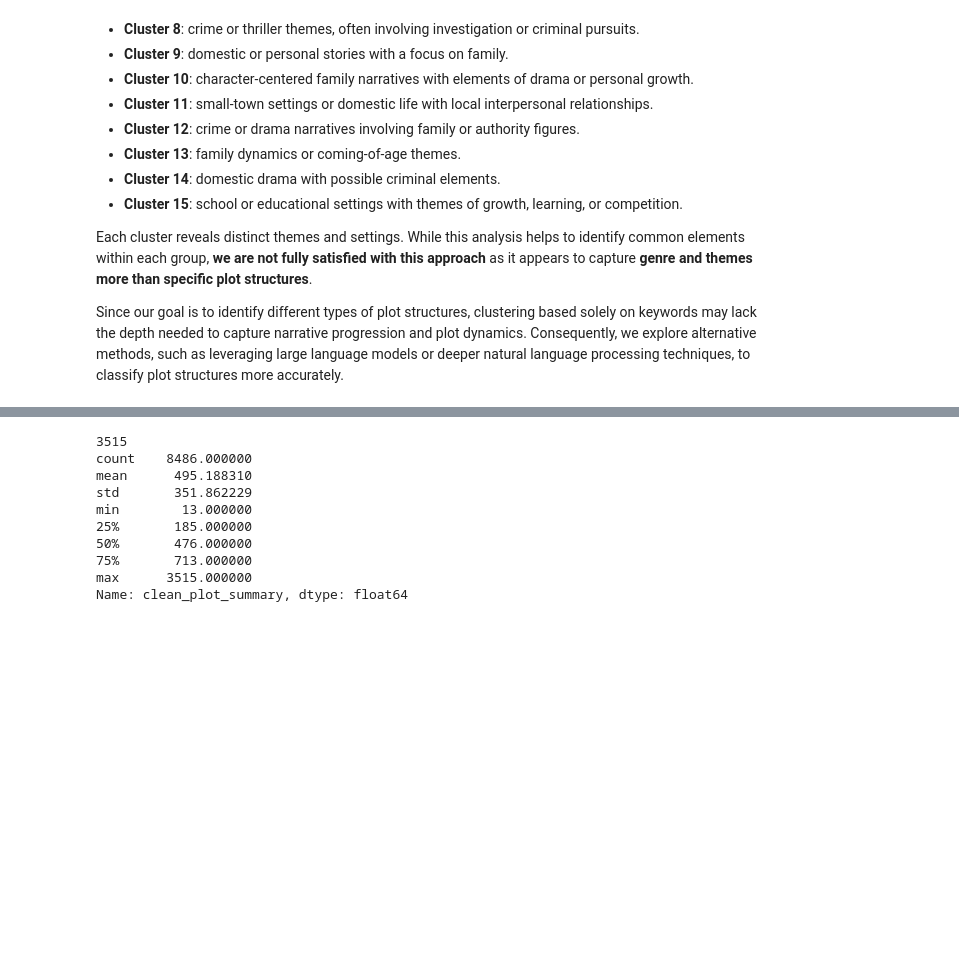
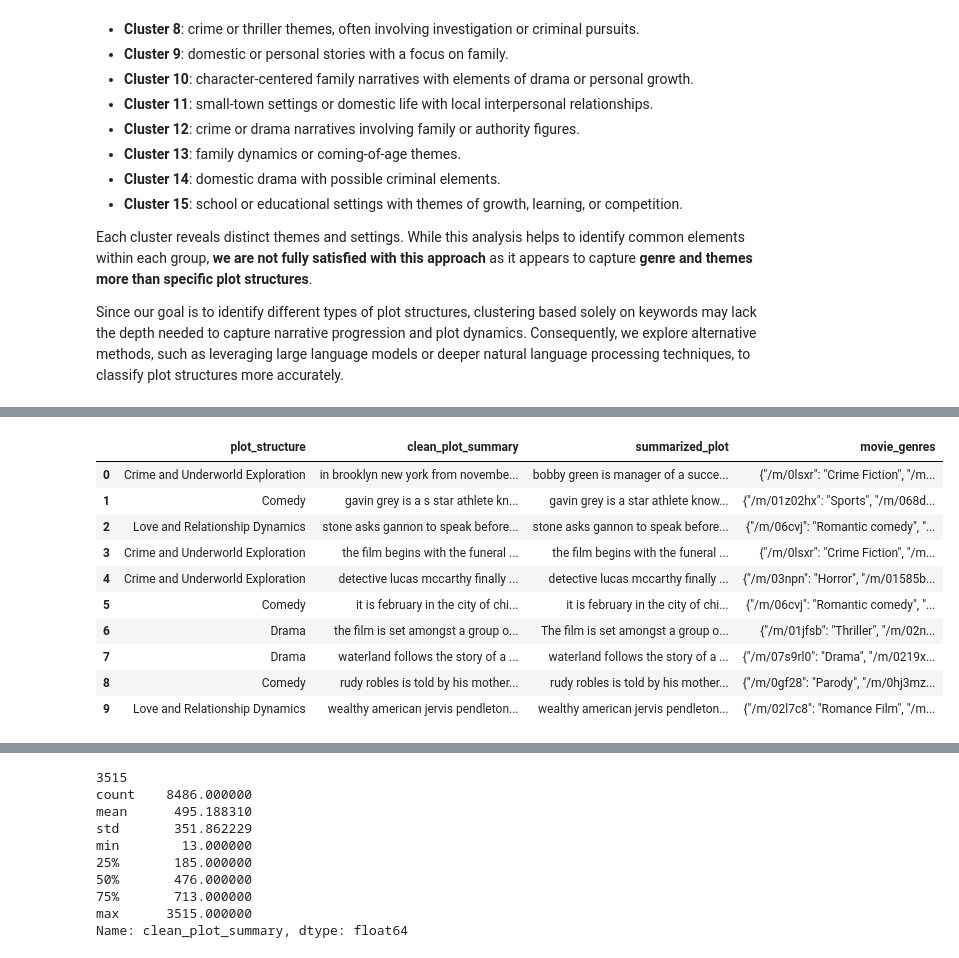
Before and after one commit to arthurEpfl/CMU_MovieCorpus_Data_Analysis, a Jupyter notebook: src/summaries.ipynb, the cells around one changed output, grey strips where cells are left out. Saved outputs shown, nothing was run; the diff lists cells and outputs as text; code cells hidden in the pictures; blank space fills up the shorter version.

```diff
--- a/src/summaries.ipynb
+++ b/src/summaries.ipynb
@@ -295,0 +400,16 @@ Error:
+# %%
+# prompt: print only the columns plot_structure, clean_summary and movie_genre of merged_sample
+
+merged_sample[['plot_structure', 'clean_plot_summary', 'summarized_plot', 'movie_genres']]
+# %% [output]
+|  | plot_structure | clean_plot_summary | summarized_plot | movie_genres |
+| 0 | Crime and Underworld Exploration | in brooklyn new york from novembe... | bobby green is manager of a succe... | {"/m/0lsxr": "Crime Fiction", "/m... |
+| 1 | Comedy | gavin grey is a s star athlete kn... | gavin grey is a star athlete know... | {"/m/01z02hx": "Sports", "/m/068d... |
+| 2 | Love and Relationship Dynamics | stone asks gannon to speak before... | stone asks gannon to speak before... | {"/m/06cvj": "Romantic comedy", "... |
+| 3 | Crime and Underworld Exploration | the film begins with the funeral ... | the film begins with the funeral ... | {"/m/0lsxr": "Crime Fiction", "/m... |
+| 4 | Crime and Underworld Exploration | detective lucas mccarthy finally ... | detective lucas mccarthy finally ... | {"/m/03npn": "Horror", "/m/01585b... |
+| 5 | Comedy | it is february in the city of chi... | it is february in the city of chi... | {"/m/06cvj": "Romantic comedy", "... |
+| 6 | Drama | the film is set amongst a group o... | The film is set amongst a group o... | {"/m/01jfsb": "Thriller", "/m/02n... |
+| 7 | Drama | waterland follows the story of a ... | waterland follows the story of a ... | {"/m/07s9rl0": "Drama", "/m/0219x... |
+| 8 | Comedy | rudy robles is told by his mother... | rudy robles is told by his mother... | {"/m/0gf28": "Parody", "/m/0hj3mz... |
+| 9 | Love and Relationship Dynamics | wealthy american jervis pendleton... | wealthy american jervis pendleton... | {"/m/02l7c8": "Romance Film", "/m... |
```
Also changed, not shown: parts of 15 cells of this notebook.
